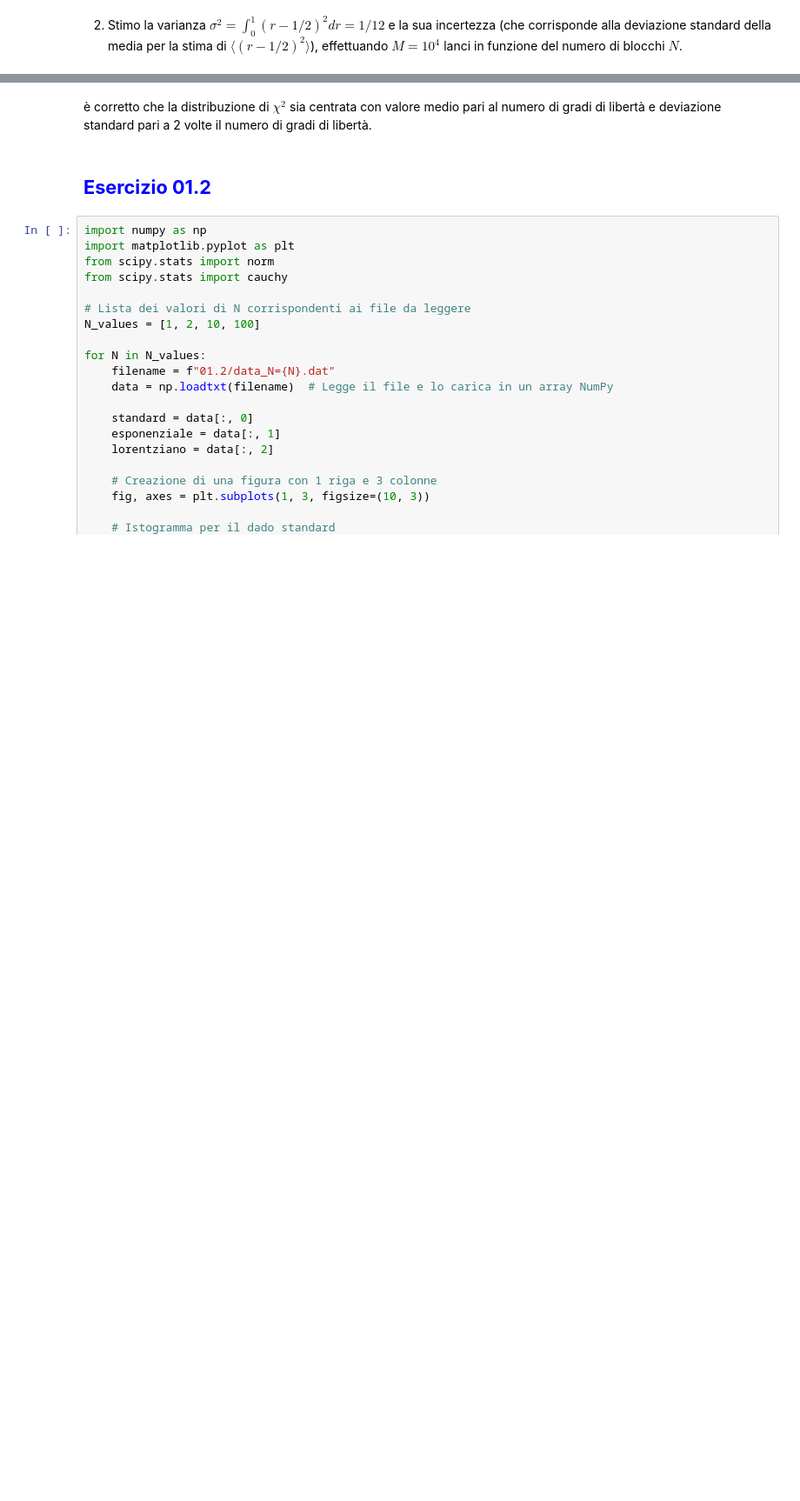
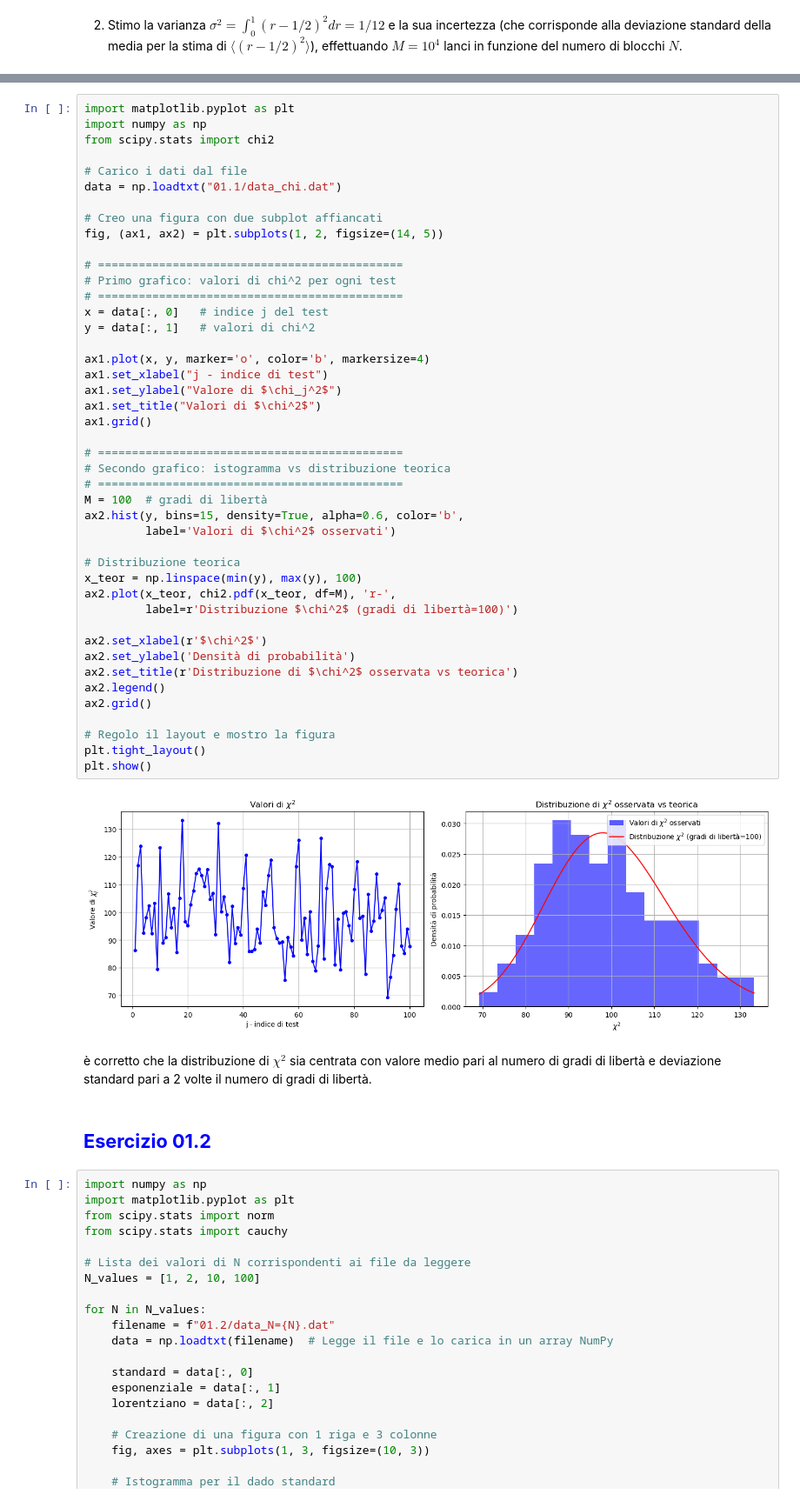
Before and after one commit to LucreziaBioni/numerical-simulation-laboratory, a Jupyter notebook: 01/01.ipynb, the cells around one changed output, grey strips where cells are left out. Shown: that part at 87% size. Cells and saved outputs as stored; diff of their text form; blank space fills up the shorter version.

```diff
--- a/01/01.ipynb
+++ b/01/01.ipynb
@@ -130,3 +114,49 @@ plt.show()
+# %%
+import matplotlib.pyplot as plt
+import numpy as np
+from scipy.stats import chi2
+
+# Carico i dati dal file
+data = np.loadtxt("01.1/data_chi.dat")
+
+# Creo una figura con due subplot affiancati
+fig, (ax1, ax2) = plt.subplots(1, 2, figsize=(14, 5))
+
+# =============================================
+# Primo grafico: valori di chi^2 per ogni test
+# =============================================
+x = data[:, 0]   # indice j del test
+y = data[:, 1]   # valori di chi^2
+
+ax1.plot(x, y, marker='o', color='b', markersize=4)
+ax1.set_xlabel("j - indice di test")
+ax1.set_ylabel("Valore di $\chi_j^2$")
+ax1.set_title("Valori di $\chi^2$")
+ax1.grid()
+
+# =============================================
+# Secondo grafico: istogramma vs distribuzione teorica
+# =============================================
+M = 100  # gradi di libertà
+ax2.hist(y, bins=15, density=True, alpha=0.6, color='b',
+         label='Valori di $\chi^2$ osservati')
+
+# Distribuzione teorica
+x_teor = np.linspace(min(y), max(y), 100)
+ax2.plot(x_teor, chi2.pdf(x_teor, df=M), 'r-',
+         label=r'Distribuzione $\chi^2$ (gradi di libertà=100)')
+
+ax2.set_xlabel(r'$\chi^2$')
+ax2.set_ylabel('Densità di probabilità')
+ax2.set_title(r'Distribuzione di $\chi^2$ osservata vs teorica')
+ax2.legend()
+ax2.grid()
+
+# Regolo il layout e mostro la figura
+plt.tight_layout()
+plt.show()
+# %% [output]
+[figure, added]
 # %% [markdown]
 è corretto che la distribuzione di $\chi^2$ sia centrata con valore medio pari al numero di gradi di libertà e deviazione standard pari a 2 volte il numero di gradi di libertà.
 # %% [markdown]
```
Also changed, not shown: parts of 12 cells of this notebook, 4 other files.
